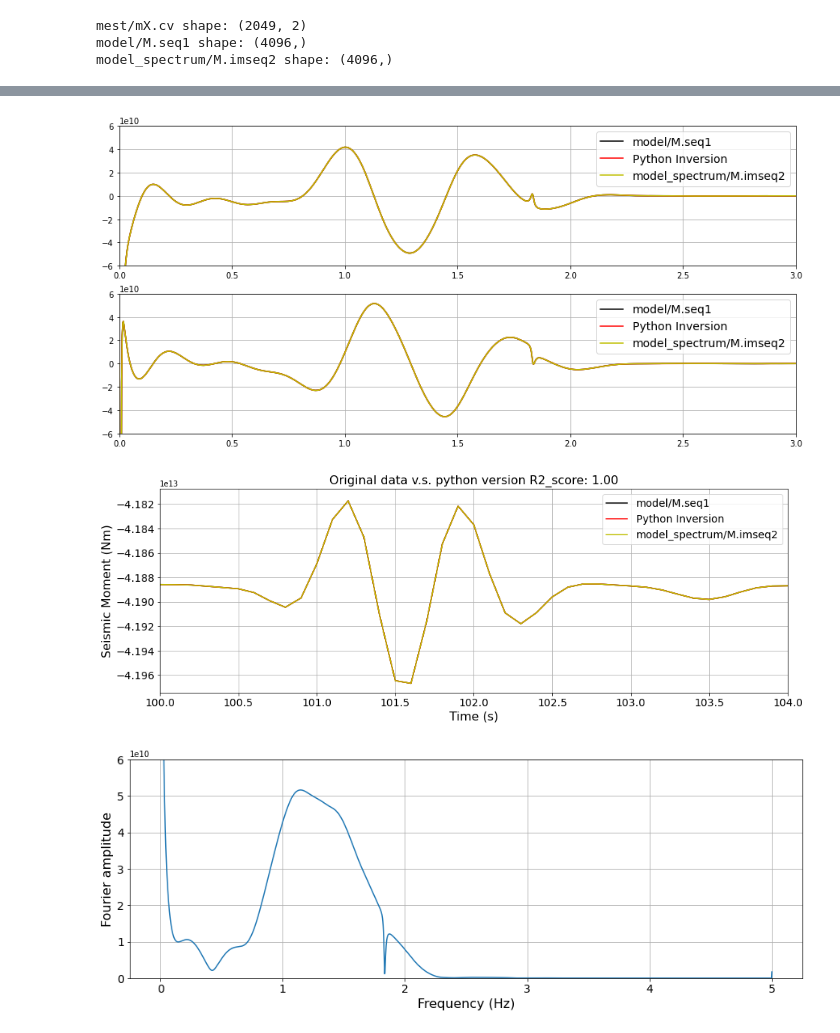
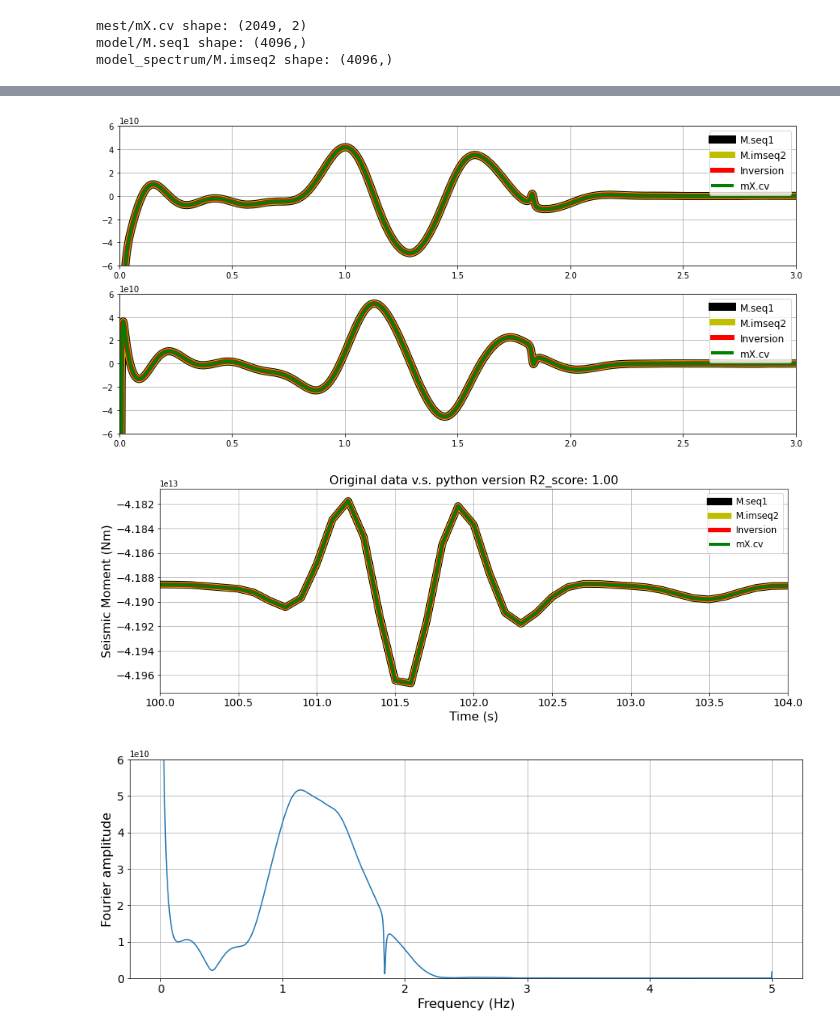
Before and after one commit to natsunoyuki/seismic_analysis_tools, a Jupyter notebook: ymaeda_tools_inv_checks.ipynb, the cells around one changed output, grey strips where cells are left out. Saved outputs shown, nothing was run; the diff lists cells and outputs as text; code cells hidden in the pictures.

```diff
--- a/ymaeda_tools_inv_checks.ipynb
+++ b/ymaeda_tools_inv_checks.ipynb
@@ -66,58 +76,65 @@ Time elapsed: 2.328s
 # %%
-# Test the dft code to check for consistency with the idft code!
+# The DFT of M.seq1, and the other 3 data sets already stored in frequency space should equal each other...
+# Let's confirm that here.
 
 # Perform a DFT, time shift 1000 indices and halve the frequency space of model/M.seq1
 mest_rev = halfdft_timeshift(mt, 1000) * dt # don't forget the dt factor!!!
 
 # Perform a IDFT on the time shifted model_spectrum/M.imseq2
 mt_spec_idft = np.real(idft(timeshift_cplx(mt_spec))) / dt # don't forget the 1/dt factor!!!
 
-# The raw M.imseq2 data, the moment tensor calculated from G.dbm and dX.cv, and the Fourier transform of M.seq1
-# should all give the same numerical Fourier spectrum!
-
 plt.figure(figsize = (15, 7))
 plt.subplot(2, 1, 1)
 # DFT of M.seq1:
-plt.plot(f, np.real(mest_rev),"k")
+plt.plot(f, np.real(mest_rev),"k", linewidth = 10)
+# Raw M.imseq2 data:
+plt.plot(mt_freq, np.real(mt_spec), "y", linewidth = 8)
 # Moment tensor calculated from dX.cv and G.dbm using python code:
-plt.plot(f, mest[:,0], "r")
-# Raw M.imseq2 data:
-plt.plot(mt_freq, np.real(mt_spec), "y")
+plt.plot(f, mest[:,0], "r", linewidth = 6)
+# Raw mX.cv data
+plt.plot(f, mest_ym[:,0], "g", linewidth = 4)
 plt.ylim([-0.6e11, 0.6e11])
 plt.xlim([0, 3])
 plt.grid(True)
-plt.legend(["model/M.seq1", "Python Inversion", "model_spectrum/M.imseq2"], fontsize = 14)
+plt.legend(["M.seq1", "M.imseq2", "Inversion", "mX.cv"], fontsize = 12)
 plt.subplot(2, 1, 2)
-plt.plot(f, np.imag(mest_rev),"k")
-plt.plot(f, mest[:,1], "r")
-plt.plot(mt_freq, np.imag(mt_spec), "y")
+# DFT of M.seq1:
+plt.plot(f, np.imag(mest_rev),"k", linewidth = 10)
+# Raw M.imseq2 data:
+plt.plot(mt_freq, np.imag(mt_spec), "y", linewidth = 8)
+# Moment tensor calculated from dX.cv and G.dbm using python code:
+plt.plot(f, mest[:,1], "r", linewidth = 6)
+# Raw mX.cv data
+plt.plot(f, mest_ym[:,1], "g", linewidth = 4)
 plt.ylim([-0.6e11, 0.6e11])
 plt.xlim([0, 3])
 plt.grid(True)
-plt.legend(["model/M.seq1", "Python Inversion", "model_spectrum/M.imseq2"], fontsize = 14)
+plt.legend(["M.seq1", "M.imseq2", "Inversion", "mX.cv"], fontsize = 12)
 plt.show()
 # %% [output]
-[figure, old version]
+[figure, new version]
 # %%
-# The raw M.seq1 data, the moment tensor calculated from G.dbm and dX.cv, and the IDFT of M.imse21
+# The raw M.seq1 data, the moment tensor calculated from G.dbm and dX.cv, and the IDFT of M.imseq2
 # should all give the same numerical time series!
 
 plt.figure(figsize = (15, 5))
 plt.title("Original data v.s. python version R2_score: {:.2f}".format(r2_score(mt, mr)), fontsize = 16)
 # Loaded raw model/M.seq1 data:
-plt.plot(t, mt, "k")
+plt.plot(t, mt, "k", linewidth = 10)
+# IDFT of model_spectrum/M.imseq2 data:
+plt.plot(t, mt_spec_idft, "y", linewidth = 8)
 # Moment tensor calculated from dX.cv and G.dbm using python code:
-plt.plot(t, mr, "r")
-# IDFT of model_spectrum/M.imseq2 data:
-plt.plot(t, mt_spec_idft, "y")
+plt.plot(t, mr, "r", linewidth = 6)
+# mX.cv data:
+plt.plot(t, mest_ym_t, "g", linewidth = 4)
 plt.xlabel('Time (s)', fontsize = 16)
 plt.ylabel('Seismic Moment (Nm)', fontsize = 16)
-plt.legend(["model/M.seq1", "Python Inversion", "model_spectrum/M.imseq2"], fontsize = 14)
+plt.legend(["M.seq1", "M.imseq2", "Inversion", "mX.cv"], fontsize = 12)
 plt.grid(True)
 plt.xticks(fontsize = 14)
 plt.yticks(fontsize = 14)
 plt.xlim([100, 104])
 plt.show()
 # %% [output]
-[figure, old version]
+[figure, new version]
 # %%
```
Also changed, not shown: parts of 6 cells of this notebook, 1 other file.
